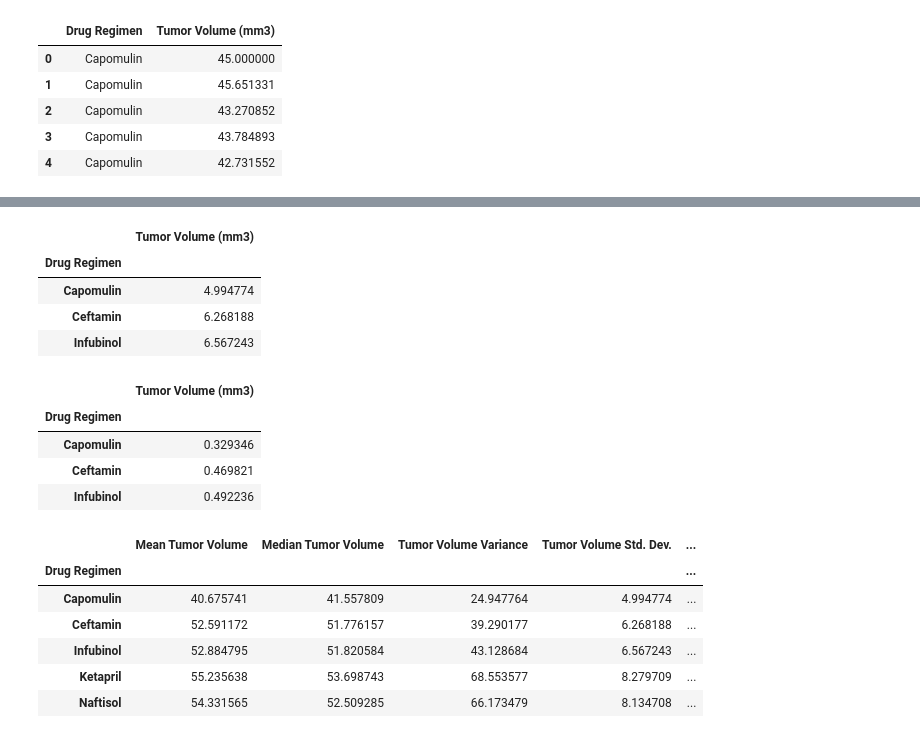
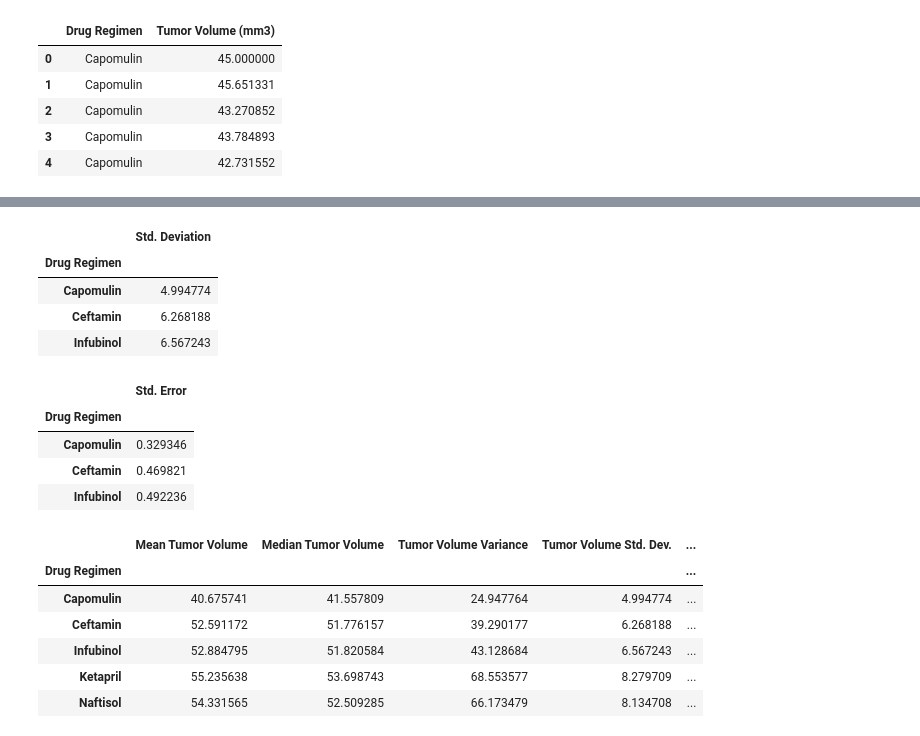
Before and after one commit to Shelf0/Matplot_PDS, a Jupyter notebook: Pymacaeticals_PDS_Main.ipynb, the cells around one changed output, grey strips where cells are left out. Cells and saved outputs as stored; diff of their text form; code cells hidden in the pictures.

```diff
--- a/Pymacaeticals_PDS_Main.ipynb
+++ b/Pymacaeticals_PDS_Main.ipynb
@@ -185,9 +191,11 @@ variance_df.head(3)
 # %%
 standev_df = starter_df.groupby("Drug Regimen").std()
 standev_df = pd.DataFrame(standev_df)
+
+standev_df = standev_df.rename(columns = {'Tumor Volume (mm3)' : 'Std. Deviation'})
 standev_df.head(3)
 # %% [output]
-|  | Tumor Volume (mm3) |
+|  | Std. Deviation |
 | Drug Regimen |  |
 | Capomulin | 4.994774 |
 | Ceftamin | 6.268188 |
@@ -195,9 +203,11 @@ standev_df.head(3)
 # %%
 error_df = starter_df.groupby("Drug Regimen").sem()
 error_df = pd.DataFrame(error_df)
+
+error_df = error_df.rename(columns = {'Tumor Volume (mm3)' : 'Std. Error'})
 error_df.head(3)
 # %% [output]
-|  | Tumor Volume (mm3) |
+|  | Std. Error |
 | Drug Regimen |  |
 | Capomulin | 0.329346 |
 | Ceftamin | 0.469821 |
```
Also changed, not shown: parts of 3 cells of this notebook.
